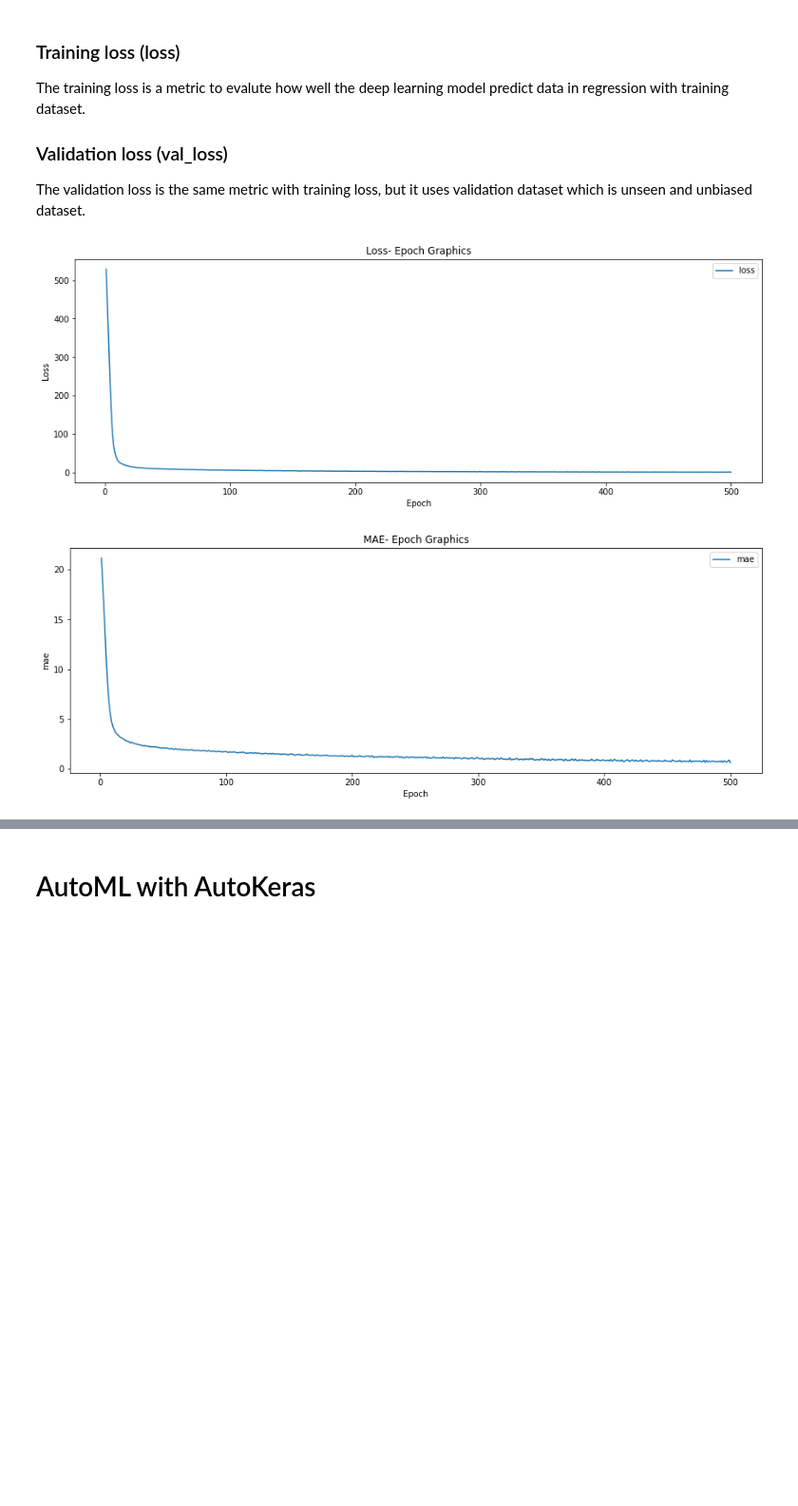
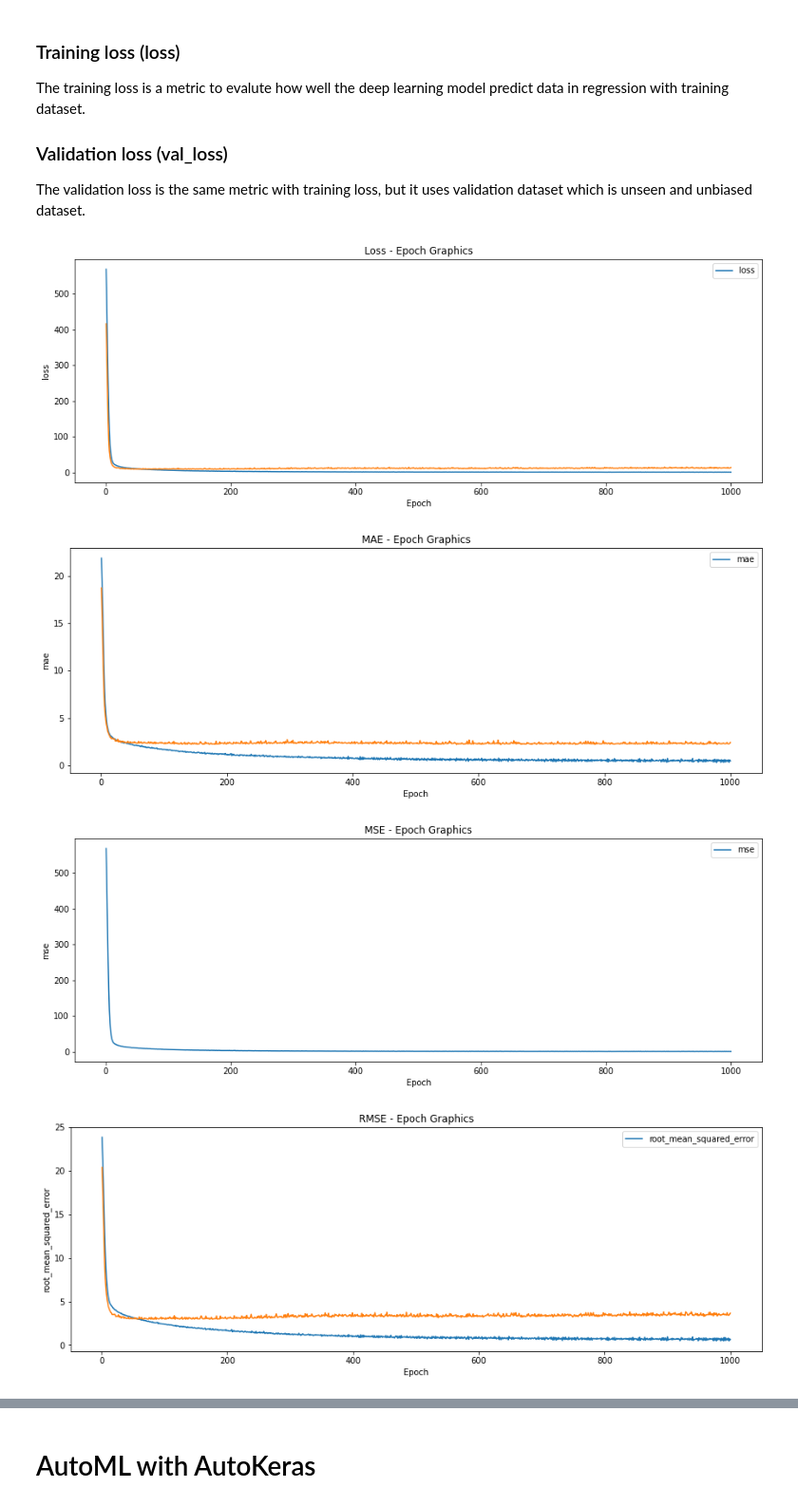
Before and after one commit to eiki-takeuchi/ml-project, a Jupyter notebook: Boston Housing Prediction.ipynb, the cells around one changed output, grey strips where cells are left out. Shown: that part at 95% size. Cells and saved outputs as stored; diff of their text form; code cells hidden in the pictures; blank space fills up the shorter version.

```diff
--- a/Boston Housing Prediction.ipynb
+++ b/Boston Housing Prediction.ipynb
@@ -62,5 +95,22 @@ model.add(Dense(1, activation="linear", name="Output"))
 # %%
-model.compile(optimizer='rmsprop', loss='mse', metrics=['mae'])
+from keras import backend as K
+
+# Define R2 metric.
+def coeff_determination(y_true, y_pred):
+    SS_res =  K.sum(K.square( y_true-y_pred ))
+    SS_tot = K.sum(K.square( y_true - K.mean(y_true) ) )
+    return ( 1 - SS_res/(SS_tot + K.epsilon()) )
+
+
+model.compile(
+    optimizer='rmsprop',
+    loss='mse',
+    metrics=[
+        'mae',
+        'mse',
+        tf.keras.metrics.RootMeanSquaredError(),
+        coeff_determination,
+    ])
 
 # Compile defines the loss function, the optimizer and the metrics.
 # Optimizer: It is a function or algorithm tha modifies the attirubes of the network, such as weights and learning rate.
@@ -80,10 +119,10 @@ The Mean Absolute Error is the average of all absolute errors. The number range
 # %%
 %%capture
-# Training.
+# Training with standardized training dataset.
 hist = model.fit(
     training_dataset_x,
     training_dataset_y,
     batch_size=32,
-    epochs=500,
+    epochs=1000,
     validation_split=0.3
 )
@@ -100,19 +154,28 @@ The validation loss is the same metric with training loss, but it uses validatio
 # %%
 import matplotlib.pyplot as plt
 
 # Graphic function.
-def graphing(hist_object, title, x_label, y_label, metric, legend):
+def graphing(hist_object, title, x_label, y_label, val_value=False):
     figure = plt.gcf()
     figure.set_size_inches((15, 5))
     plt.title(title)
     plt.xlabel(x_label)
     plt.ylabel(y_label)
-    plt.plot(range(1, len(hist_object.history[metric]) + 1), hist_object.history[metric])
-    plt.legend([legend])
+    plt.plot(range(1, len(hist_object.history[y_label]) + 1), hist_object.history[y_label])
+
+    if (val_value != False):
+        plt.plot(range(1, len(hist_object.history[val_value]) + 1), hist_object.history[val_value])
+
+    plt.legend([y_label])
     plt.show()
 
-graphing(hist, 'Loss- Epoch Graphics', 'Epoch', 'Loss', 'loss', 'loss')
-graphing(hist, 'MAE- Epoch Graphics', 'Epoch', 'mae', 'mae', 'mae')
+graphing(hist, 'Loss - Epoch Graphics', 'Epoch', 'loss', 'val_loss')
+graphing(hist, 'MAE - Epoch Graphics' , 'Epoch', 'mae' , 'val_mae')
+graphing(hist, 'MSE - Epoch Graphics' , 'Epoch', 'mse')
+graphing(hist, 'RMSE - Epoch Graphics' , 'Epoch', 'root_mean_squared_error', 'val_root_mean_squared_error')
+graphing(hist, 'R2 - Epoch Graphics' , 'Epoch', 'val_coeff_determination')
 # %% [output]
-[figure, old version]
+[figure, new version]
-[figure, old version]
+[figure, new version]
+[figure, added]
+[figure, added]
```
Also changed, not shown: parts of 25 cells of this notebook.
